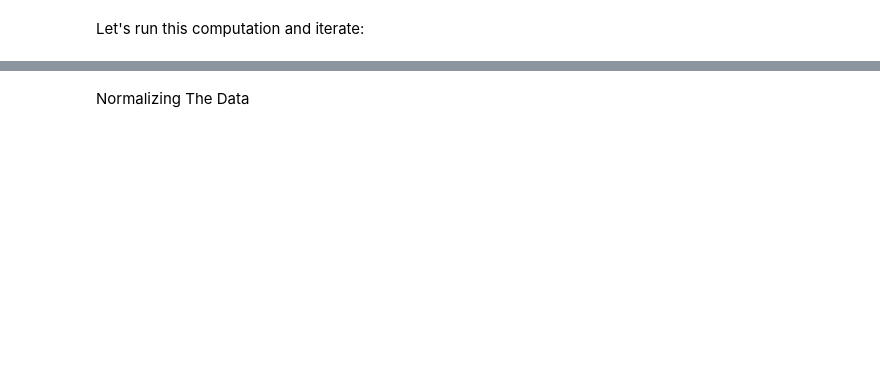
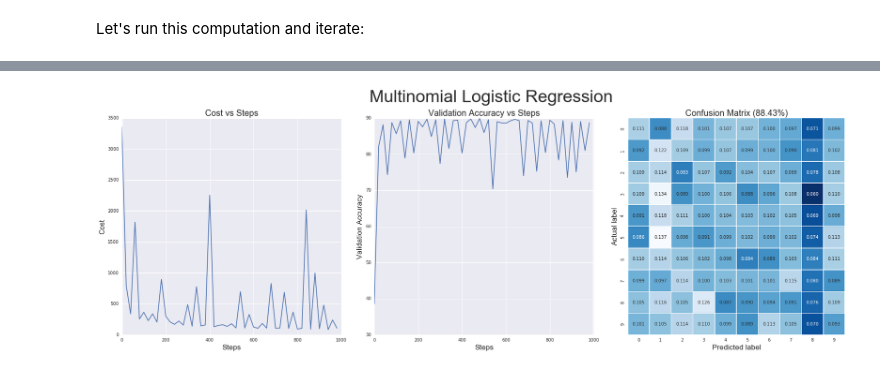
Before and after one commit to mGalarnyk/Python_Tutorials, a Jupyter notebook: TensorFlow/Udacity/MNIST_TensorFlow.ipynb, the cells around one changed output, grey strips where cells are left out. Cells and saved outputs as stored; diff of their text form; code cells hidden in the pictures; blank space fills up the shorter version.

```diff
--- a/TensorFlow/Udacity/MNIST_TensorFlow.ipynb
+++ b/TensorFlow/Udacity/MNIST_TensorFlow.ipynb
@@ -282,7 +219,7 @@ V_accur_list = [] #verification accuracy list
 step_list = [] # step number list
 cost_list = []
 # %%
-num_steps = 801
+num_steps = 1000
 
 def accuracy(predictions, labels):
     return (100.0 * np.sum(np.argmax(predictions, 1) == np.argmax(labels, 1)) / predictions.shape[0])
@@ -303,14 +240,15 @@ with tf.Session(graph=graph) as session:
             step_list.append(step)
             print('Loss at step %d: %f' % (step, l))
             print('Training accuracy: %.1f%%' % accuracy(
-            predictions, train_labels[:train_subset, :]))
+            predictions, y_train[:train_subset, :]))
             # Calling .eval() on valid_prediction is basically like calling run(), but
             # just to get that one numpy array. Note that it recomputes all its graph
             # dependencies.
-            valid_accuracy = accuracy(valid_prediction.eval(), valid_labels)
+            valid_accuracy = accuracy(valid_prediction.eval(), validation_labels)
             V_accur_list.append(valid_accuracy)
             print('Validation accuracy: %.1f%%' % valid_accuracy)
-    test_accuracy = accuracy(test_prediction.eval(), test_labels)
+    test_accuracy = accuracy(test_prediction.eval(), testing_labels)
     print('Test accuracy: %.1f%%' % test_accuracy)
     #This line below allows for taking the predictions to a pandas dataframe and eventually a heatmap/confusion matrix
     pred = test_prediction.eval()
+    weights_matrix = weights.eval()
@@ -317,2 +273,33 @@ with tf.Session(graph=graph) as session:
-# %% [markdown]
-Normalizing The Data
+# %%
+from sklearn import metrics
+import pandas as pd
+import seaborn as sns
+
+fig, axes = plt.subplots(nrows = 1, ncols = 3, figsize = (30,9));
+fig.subplots_adjust(wspace=0.15, hspace=0) # Bringing subplots closer together.
+axes[0].plot(step_list, cost_list);
+axes[0].set_figure
+axes[0].set_title('Cost vs Steps', size = 20);
+axes[0].set_xlabel('Steps', size = 17);
+axes[0].set_ylabel('Cost', size = 17);
+axes[1].plot(step_list, V_accur_list);
+axes[1].set_title('Validation Accuracy vs Steps', size = 20);
+axes[1].set_xlabel('Steps', size = 17);
+axes[1].set_ylabel('Validation Accuracy', size = 17);
+
+# predictions
+predicted = [np.argmax(predictions[i,:], 0) for i in xrange(0,predictions.shape[0])]
+#actual
+t_labels = [np.where(testing_labels[i] == 1)[0][0] for i in xrange(0,predictions.shape[0])]
+
+cm = metrics.confusion_matrix(t_labels, predicted)
+cm_normalized = cm.astype('float') / cm.sum(axis=1)[:, np.newaxis]
+confusion_matrix = pd.DataFrame(data = cm_normalized)
+sns.heatmap(confusion_matrix, annot=True, fmt=".3f", linewidths=.5, square = True,ax = axes[2], cmap = 'Blues_r', cbar = False);
+axes[2].set_ylabel('Actual label', size = 17);
+axes[2].set_xlabel('Predicted label', size = 17);
+confusion_title = 'Confusion Matrix ({}%)'.format(test_accuracy)
+axes[2].set_title(confusion_title, size = 20);
+fig.suptitle('Multinomial Logistic Regression', y=1,x = .52, size = 40);
+# %% [output]
+[figure, added]
```
Also changed, not shown: parts of 20 cells of this notebook, 2 other files.
